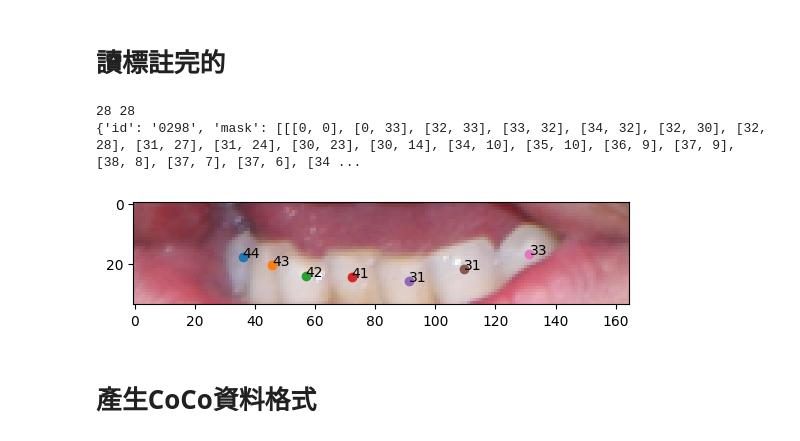
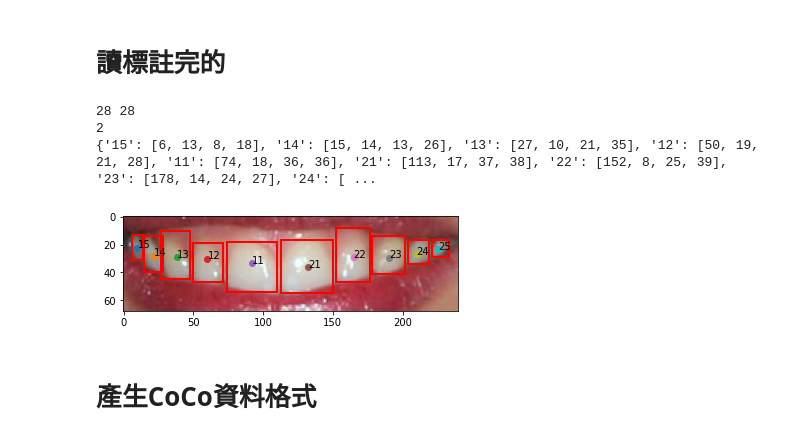
Before and after one commit to hsiu-chan/SMILE, a Jupyter notebook: Train.ipynb, the cells around one changed output. Cells and saved outputs as stored; diff of their text form; code cells hidden in the pictures.

```diff
--- a/Train.ipynb
+++ b/Train.ipynb
@@ -8,50 +8,70 @@ import matplotlib.pyplot as plt
 import io
 import cv2
 import numpy as np
 from PIL import Image
-
-
+import random as rd
+from app.lib.Polygon import Polygon
 Dir_path=Path('./app/TrainData/labeled')
 files = listdir(str(Dir_path/'image'))
 
 all_path=[]
 all_mask_path=[]
+
+colors = plt.cm.hsv(np.linspace(0, 1, 21)).tolist()
+
+
 for f in files:
     f=Path(f)
     if f.suffix!='.png':
         print(f)
         continue
 
     fullpath=Dir_path/'image'/f
     maskpath=Dir_path/'mask'/f'{f.stem}.json'
 
     all_path.append(str(fullpath.resolve()))
     all_mask_path.append(str(maskpath.resolve()))
 
 
 
 print(len(all_path) ,len(all_mask_path))
 
 all_mask=[]
-for path,maskpath in zip(all_path,all_mask_path):
-    fig=cv2.imread(path)
+#for path,maskpath in rd.shuffle(zip(all_path,all_mask_path)):
 
-    with open(maskpath) as f:
-        data=json.load(f)
-    print(data)
-    all_mask.append(data)
-    plt.imshow(cv2.cvtColor(fig,cv2.COLOR_RGB2BGR))
-    for i in range(len(data['mask'])):
-        mask=np.array(data['mask'][i])
-        if data['label'][i]!=-1:
-            plt.text(np.mean(mask[:,0]), np.mean(mask[:,1]), data['label'][i])
-            plt.scatter(np.mean(mask[:,0]), np.mean(mask[:,1]))
+idx=rd.randrange(len(all_mask_path))
+print(idx)
+idx=17
 
-    break
+path=all_path[idx]
+maskpath=all_mask_path[idx]
+fig=cv2.imread(path)
+
+with open(maskpath) as f:
+    data=json.load(f)
+#print(data)
+all_mask.append(data)
+plt.imshow(cv2.cvtColor(fig,cv2.COLOR_RGB2BGR))
+
+anns={}
+for i in range(len(data['mask'])):
+    mask=np.array(data['mask'][i])
+    if data['label'][i]!=-1:
+        currentAxis=plt.gca()
+        plt.text(np.mean(mask[:,0]), np.mean(mask[:,1]), data['label'][i])
+        plt.scatter(np.mean(mask[:,0]), np.mean(mask[:,1]))
+
+        x, y, w, h=Polygon(mask).bbox
+        anns[data['label'][i]]=[ x, y, w, h]
+        currentAxis.add_patch( plt.Rectangle((x,y),w,h,fill=False,edgecolor='r',linewidth=2))
+
+print(anns)
+#2023-09-19-14-35-44.png
 # %% [output]
 28 28
-{'id': '0298', 'mask': [[[0, 0], [0, 33], [32, 33], [33, 32], [34, 32], [32, 30], [32, 28], [31, 27], [31, 24], [30, 23], [30, 14], [34, 10], [35, 10], [36, 9], [37, 9], [38, 8], [37, 7], [37, 6], [34 ...
+2
+{'15': [6, 13, 8, 18], '14': [15, 14, 13, 26], '13': [27, 10, 21, 35], '12': [50, 19, 21, 28], '11': [74, 18, 36, 36], '21': [113, 17, 37, 38], '22': [152, 8, 25, 39], '23': [178, 14, 24, 27], '24': [ ...
-[figure, old version]
+[figure, new version]
 # %% [markdown]
 # 產生CoCo資料格式
 # %%
```
Also changed, not shown: parts of 17 cells of this notebook, 4 other files.
